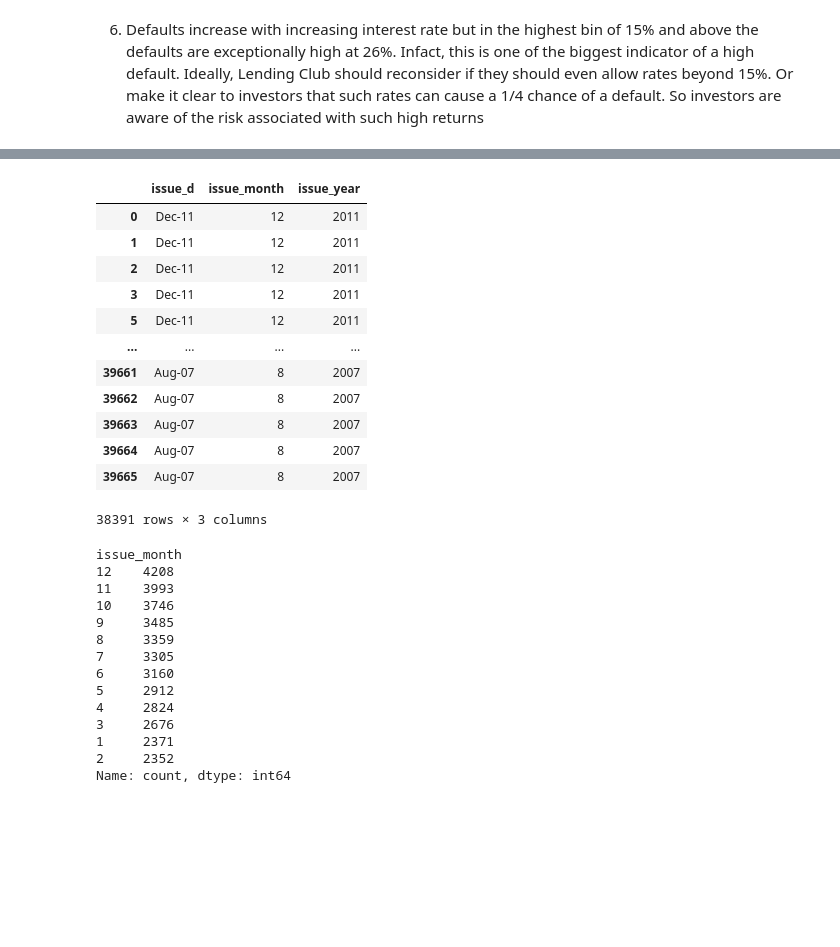
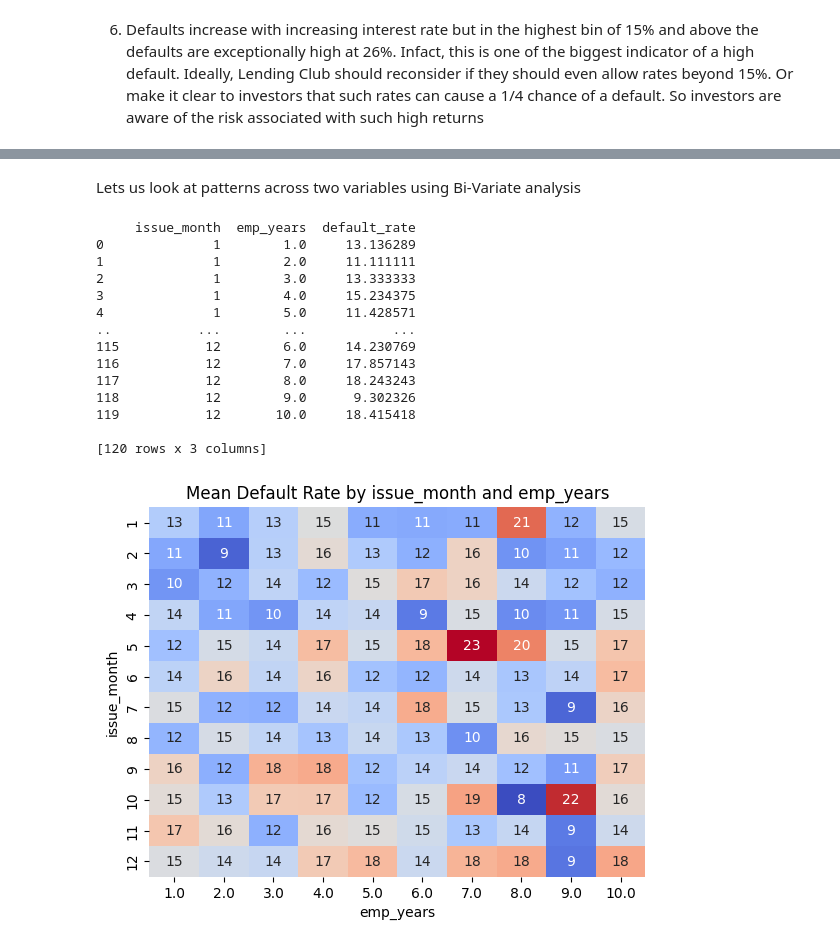
Before and after one commit to anilabh/LoanCaseStudy, a Jupyter notebook: LoanCaseStudy2.ipynb, the cells around one changed output, grey strips where cells are left out. Saved outputs shown, nothing was run; the diff lists cells and outputs as text; code cells hidden in the pictures; blank space fills up the shorter version.

Commit message:
Bi Variate Analysis

```diff
--- a/LoanCaseStudy2.ipynb
+++ b/LoanCaseStudy2.ipynb
@@ -571,39 +554,28 @@ plt.show()
-# %%
-# Convert the 'issue_d' column to datetime format
-loan_raw['issue_date'] = pd.to_datetime(loan_raw['issue_d'], format='%b-%y')
-# Extract month and year as separate numeric columns
-loan_raw['issue_month'] = loan_raw['issue_date'].dt.month
-loan_raw['issue_year'] = loan_raw['issue_date'].dt.year
-loan_raw[['issue_d','issue_month','issue_year']]
-# %% [output]
-|  | issue_d | issue_month | issue_year |
-| 0 | Dec-11 | 12 | 2011 |
-| 1 | Dec-11 | 12 | 2011 |
-| 2 | Dec-11 | 12 | 2011 |
-| 3 | Dec-11 | 12 | 2011 |
-| 5 | Dec-11 | 12 | 2011 |
-| ... | ... | ... | ... |
-| 39661 | Aug-07 | 8 | 2007 |
-| 39662 | Aug-07 | 8 | 2007 |
-| 39663 | Aug-07 | 8 | 2007 |
-| 39664 | Aug-07 | 8 | 2007 |
-| 39665 | Aug-07 | 8 | 2007 |
-38391 rows × 3 columns
-# %%
-loan_raw['issue_year'].value_counts()
-loan_raw['issue_month'].value_counts()
-# %% [output]
-issue_month
-12    4208
-11    3993
-10    3746
-9     3485
-8     3359
-7     3305
-6     3160
-5     2912
-4     2824
-3     2676
-1     2371
-2     2352
-Name: count, dtype: int64
+# %% [markdown]
+Lets us look at patterns across two variables using Bi-Variate analysis
+# %%
+def plot_biv(col1,col2):
+    default_rate_by_grps = loan_raw.groupby([col1,col2])['loan_status'].apply(lambda x: (x == 'Charged Off').mean()*100).reset_index(name='default_rate')
+    print(default_rate_by_grps)
+    heatmap = sns.heatmap(default_rate_by_grps.pivot(index=col1, columns=col2, values='default_rate'), annot=True, cmap='coolwarm', fmt=".0f", cbar=False)
+    plt.title('Mean Default Rate by ' + col1 +' and ' +col2)
+    plt.xlabel(col2)
+    plt.ylabel(col1)
+
+plot_biv('issue_month','emp_years')
+# %% [output]
+     issue_month  emp_years  default_rate
+0              1        1.0     13.136289
+1              1        2.0     11.111111
+2              1        3.0     13.333333
+3              1        4.0     15.234375
+4              1        5.0     11.428571
+..           ...        ...           ...
+115           12        6.0     14.230769
+116           12        7.0     17.857143
+117           12        8.0     18.243243
+118           12        9.0      9.302326
+119           12       10.0     18.415418
+
+[120 rows x 3 columns]
+[figure, added]
```
Also changed, not shown: parts of 7 cells of this notebook.
